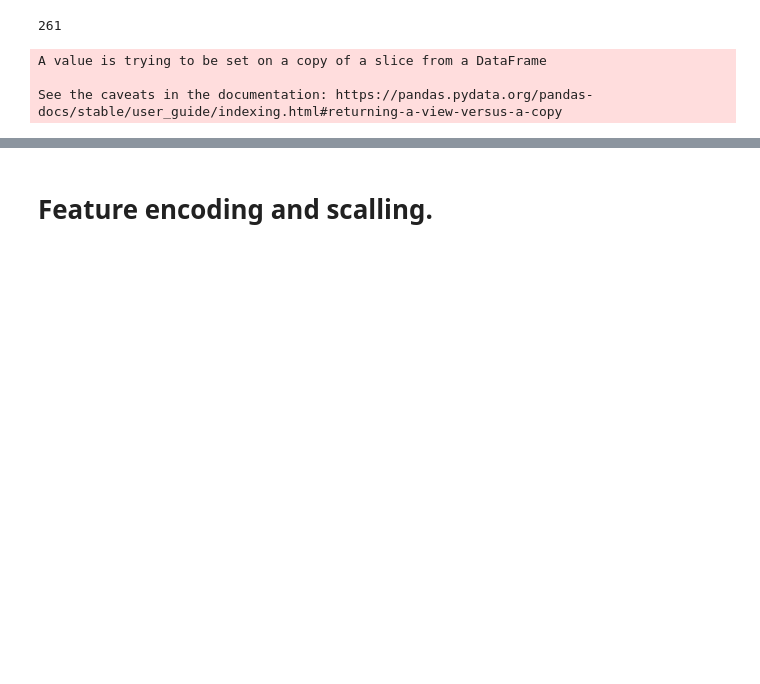
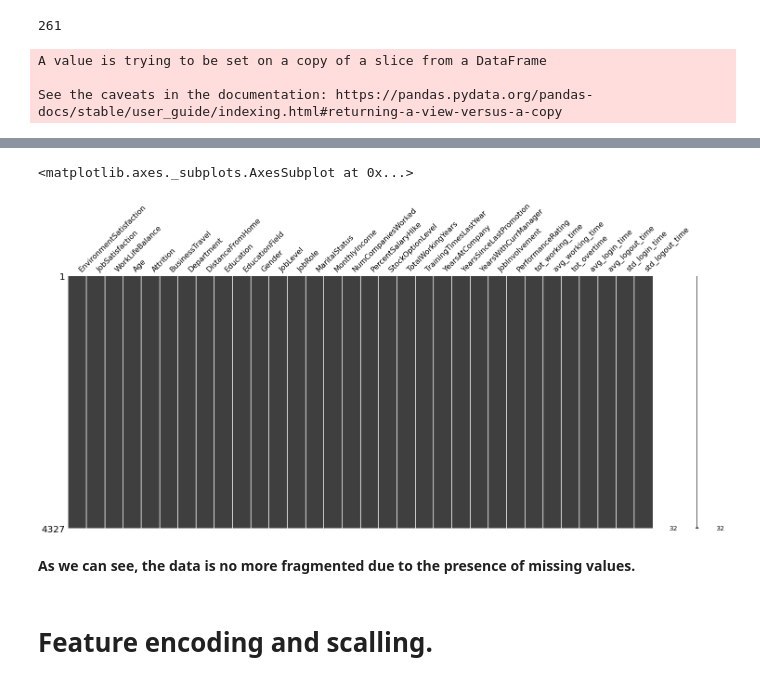
Before and after one commit to Titashmkhrj/HR_analytics_project, a Jupyter notebook: code_file.ipynb, the cells around one changed output, grey strips where cells are left out. Drawn from its saved outputs; the diff is of its cells as text; code cells hidden in the pictures; blank space fills up the shorter version.

```diff
--- a/code_file.ipynb
+++ b/code_file.ipynb
@@ -278,3 +316,41 @@ data.drop('StandardHours', axis=1, inplace=True)
+# %%
+'''
+For the cases of the features :
+NumCompaniesWorked and TotalWorkingYears,
+we are going to use the KNNImputer from sklearn,
+to impute the missing values in these features,
+as these as primarily numerical features,
+representing the experience quotient of an employee,
+for which we can produce a higher order approximation,
+with insignificant bias introduced to the data.
+'''
+from sklearn.impute import KNNImputer
+# n_neighbors = 5 because of the range of values from (0,9)
+data['NumCompaniesWorked'] = KNNImputer(n_neighbors = 5).fit_transform(data['NumCompaniesWorked'].values.reshape(-1,1))
+# n_neighbors = 10 because of the range of values from (0,40)
+data['TotalWorkingYears'] = KNNImputer(n_neighbors = 10).fit_transform(data['TotalWorkingYears'].values.reshape(-1,1))
+# %%
+'''
+For the cases of the features :
+EnvironmentSatisfaction, JobSatisfaction and WorkLifeBalance;
+we are going to drop the rows containing the null-values in these features,
+primarily because these features reflect a qualitative asspect of the employee, represented by numbers;
+and if we use any kind of imputation strategies to replace the null-values with some close approximation then,
+we won't be able to reflect the qualitative aspect of that feature for that employee,
+so it will be a case of miss-representation,
+which will inturn introduce unwanted bias in our data, which can lead to a poorer model.
+'''
+# droping all the rows containing null-values, because at this point on the above mentioned features contain null-values, so the operationwould only impact them
+data.dropna(inplace=True)
+# %%
+# visealizing the data after handling the missing values.
+import missingno as msno
+msno.matrix(data)
+# %% [output]
+<matplotlib.axes._subplots.AxesSubplot at 0x...>
+[figure, added]
+# %% [markdown]
+**As we can see, the data is no more fragmented due to the presence of missing values.**
 # %% [markdown]
 # Feature encoding and scalling.
 # %%
```
Also changed, not shown: parts of 10 cells of this notebook.
